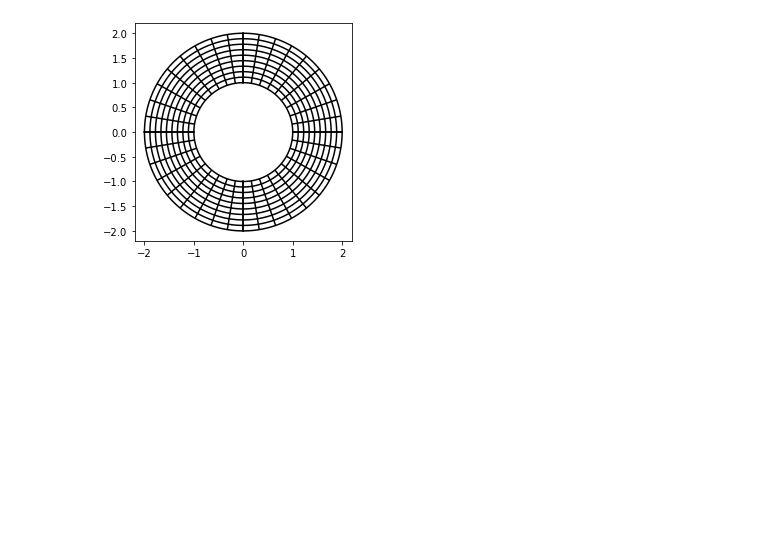
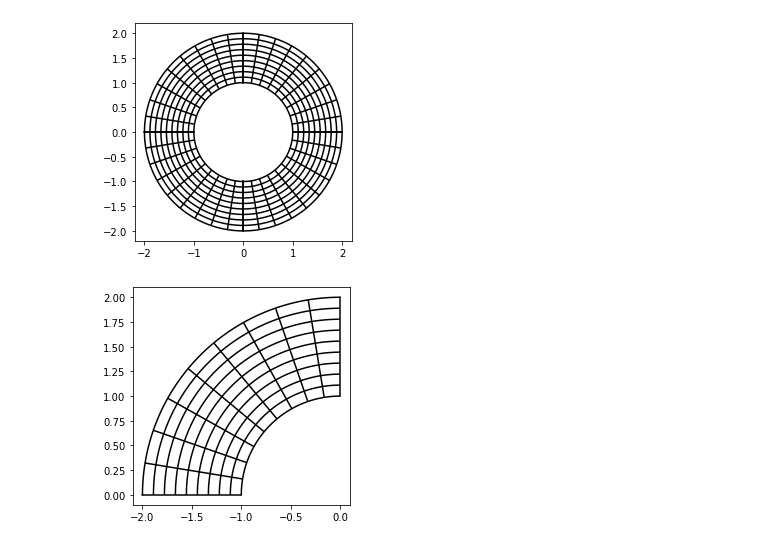
Before and after one commit to mh-0456/pyiga, a Jupyter notebook: notebooks/multipatch-annulus-primal_vector-valued.ipynb, the cells around one changed output. Cells and saved outputs as stored; diff of their text form; code cells hidden in the pictures; blank space fills up the shorter version.

```diff
--- a/notebooks/multipatch-annulus-primal_vector-valued.ipynb
+++ b/notebooks/multipatch-annulus-primal_vector-valued.ipynb
@@ -160,6 +162,11 @@ def get_components(u):
     u2 = u[N:2*N].reshape(m_u)
     U = np.stack((u1,u2), axis=-1)
     return bspline.BSplineFunc(kvs_u, U)
+# %%
+vis.plot_geo(g)
+axis('scaled');
+# %% [output]
+[figure, added]
 # %%
 # rubber, Lamé-coeff.
 Mu = 0.003 # [GPa]
```
Also changed, not shown: parts of 13 cells of this notebook.
